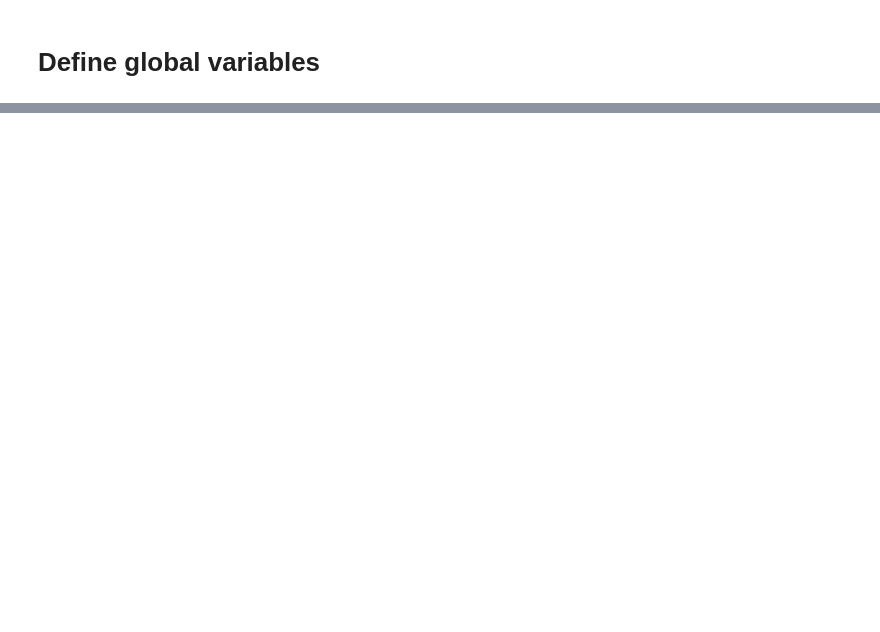
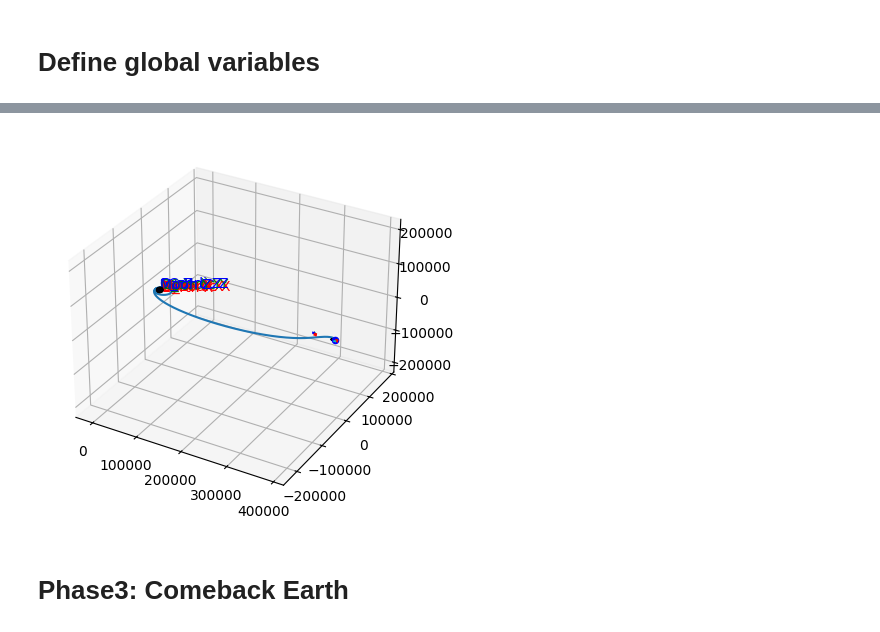
Before and after one commit to tonyhoVN/simulation-spacecraft-moon-lander, a Jupyter notebook: scripts/test_note_book.ipynb, the cells around one changed output, grey strips where cells are left out. Cells and saved outputs as stored; diff of their text form; code cells hidden in the pictures; blank space fills up the shorter version.

```diff
--- a/scripts/test_note_book.ipynb
+++ b/scripts/test_note_book.ipynb
@@ -58,0 +304,62 @@ NameError: name 'x_sc' is not defined
+# %%
+# Create a new file
+space_craft.reset()
+file = pandas.read_csv(phase1_file)
+position = np.array(file['Position'].apply(eval).tolist())
+velocity = np.array(file['Velocity'].apply(eval).tolist())
+mass = np.array(file['Mass'])
+acceleration = np.array(file['Acceleration'].apply(eval).tolist())
+
+phase2_file = os.path.join(file_path, "scraft_2.csv")
+space_craft.reset(save_file=phase2_file, m=mass[-1], x=position[-1], v=velocity[-1], a=acceleration[1])
+# %%
+count = 0
+steps = int(70*24*3600)
+previous = False
+for i in range(0, steps, 10):
+    # Break at the back of Moon
+    if space_craft.x[0] > Moon.x[0] and abs(space_craft.x[1]) < 50:
+        break
+
+    if space_craft.x[0] < 0 and abs(space_craft.x[1]) < 50:
+        if not previous:
+            count += 1
+            if count == 1:
+                thrust_unit_input = np.array([0,-1,0])
+                space_craft.step_update(G=G, earth=Earth, moon=Moon, thrust_unit=thrust_unit_input, time_step=1)
+                space_craft.step_update(G=G, earth=Earth, moon=Moon, thrust_unit=thrust_unit_input, time_step=1)
+                # space_craft.step_update(G=G, earth=Earth, moon=Moon, thrust_unit=thrust_unit_input, time_step=1)
+                thrust_unit_input = None
+            elif count == 2:
+                thrust_unit_input = np.array([0,-0.11,0])
+                space_craft.step_update(G=G, earth=Earth, moon=Moon, thrust_unit=thrust_unit_input, m_dot=4000, time_step=1)
+                space_craft.step_update(G=G, earth=Earth, moon=Moon, thrust_unit=thrust_unit_input, m_dot=4000, time_step=1)
+                space_craft.step_update(G=G, earth=Earth, moon=Moon, thrust_unit=thrust_unit_input, m_dot=4000, time_step=1)
+                thrust_unit_input = None
+            else:
+                thrust_unit_input = None
+            previous = True
+        else:
+            thrust_unit_input = None
+    else:
+        thrust_unit_input = None
+        previous = False
+
+    # Update state
+    space_craft.step_update(G=G, earth=Earth, moon=Moon, thrust_unit=thrust_unit_input, time_step=time_step)
+
+visualize_system(
+    spacecraft_state_file=phase2_file,
+    spacecraft=space_craft,
+    earth=Earth,
+    moon=Moon,
+    g_zero_point=g_zero_point,
+    show_earth=True,
+    show_moon=True,
+    scale_axis=1
+)
+# %% [output]
+[figure, added]
+# %% [markdown]
+Phase3: Comeback Earth
+===
```
Also changed, not shown: parts of 15 cells of this notebook, 11 other files.
